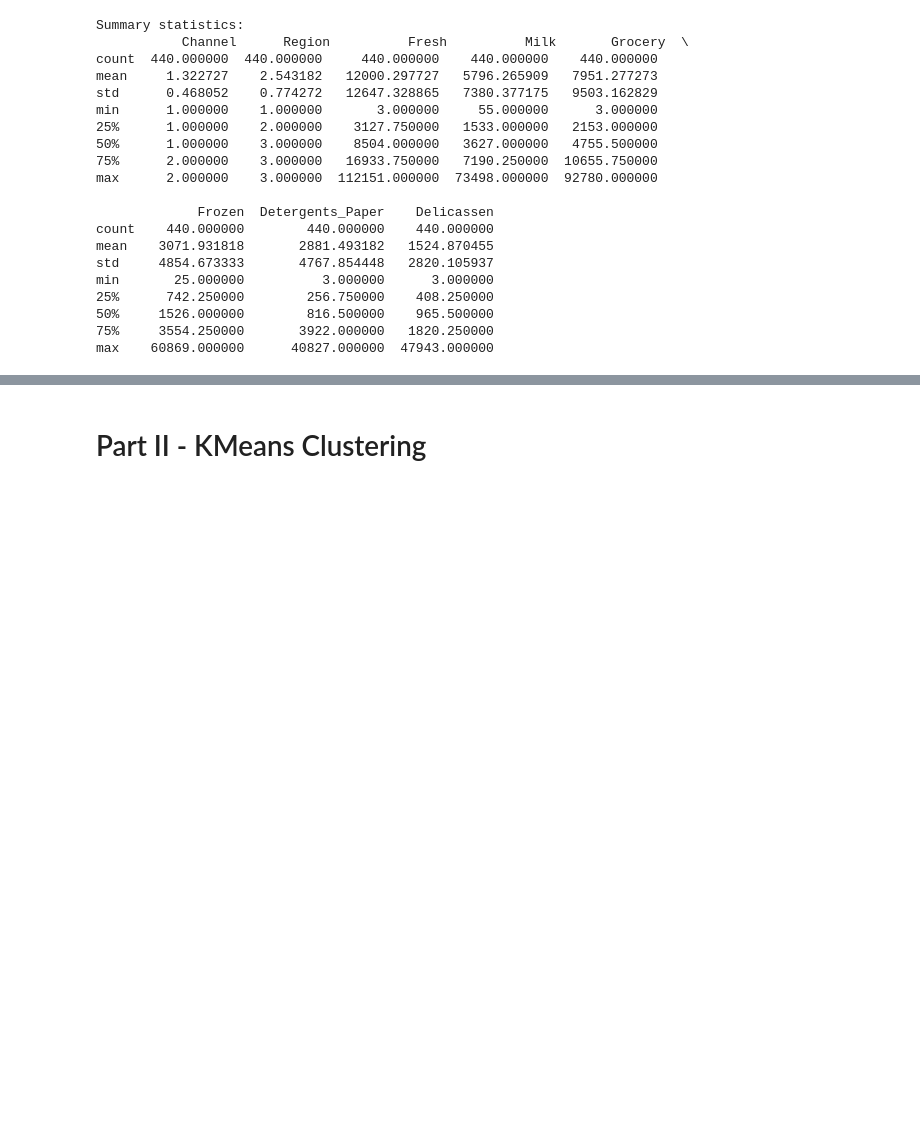
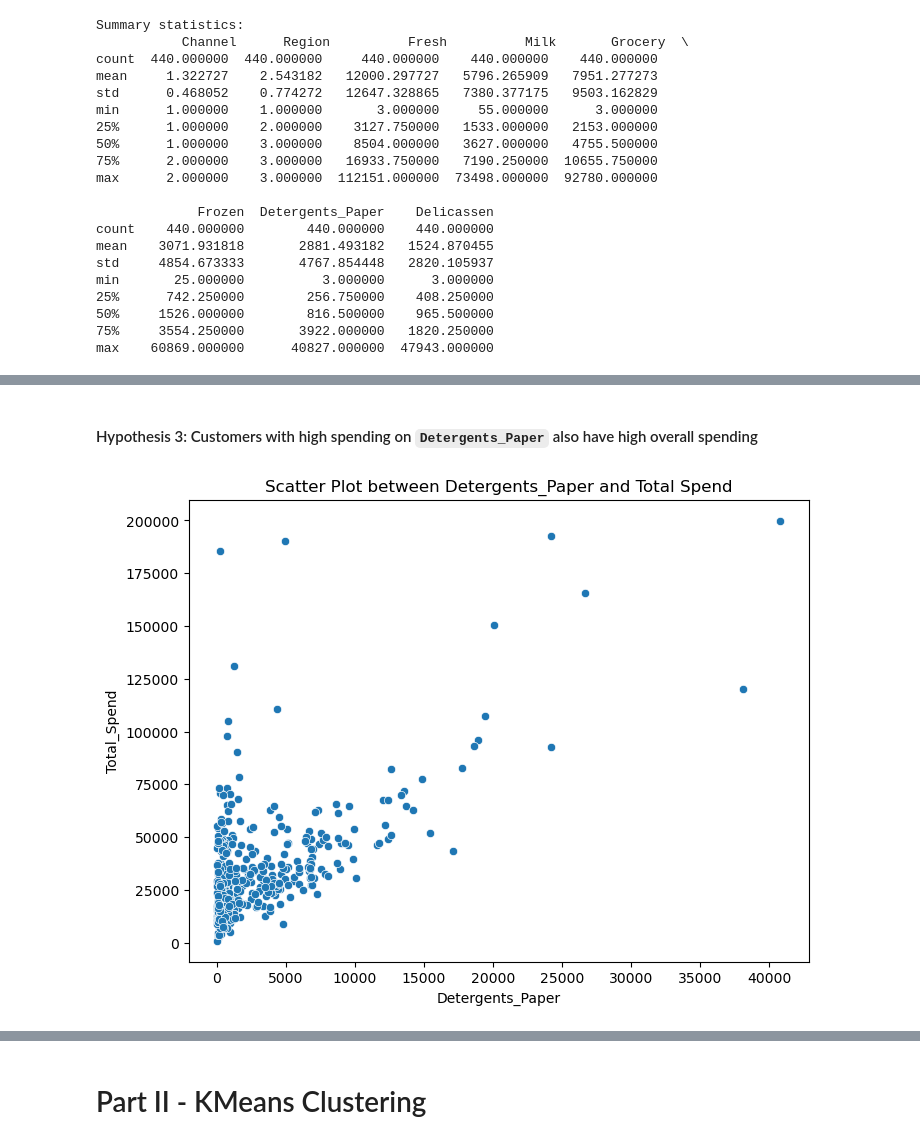
Before and after one commit to rdebullain/ML-Unsupervised, a Jupyter notebook: notebooks/unsupervised_learning_project.ipynb, the cells around one changed output, grey strips where cells are left out. Saved outputs shown, nothing was run; the diff lists cells and outputs as text; code cells hidden in the pictures; blank space fills up the shorter version.

```diff
--- a/notebooks/unsupervised_learning_project.ipynb
+++ b/notebooks/unsupervised_learning_project.ipynb
@@ -307,0 +234,12 @@ Correlation between Grocery and Detergents_Paper: 0.7113857405293842
+# %% [markdown]
+#### Hypothesis 3: Customers with high spending on `Detergents_Paper` also have high overall spending
+# %%
+# Create a Total_Spend column
+df['Total_Spend'] = df[['Fresh', 'Milk', 'Grocery', 'Frozen', 'Detergents_Paper', 'Delicassen']].sum(axis=1)
+
+plt.figure(figsize=(8, 6))
+sns.scatterplot(x='Detergents_Paper', y='Total_Spend', data=df)
+plt.title('Scatter Plot between Detergents_Paper and Total Spend')
+plt.show()
+# %% [output]
+[figure, added]
```
Also changed, not shown: parts of 32 cells of this notebook.
